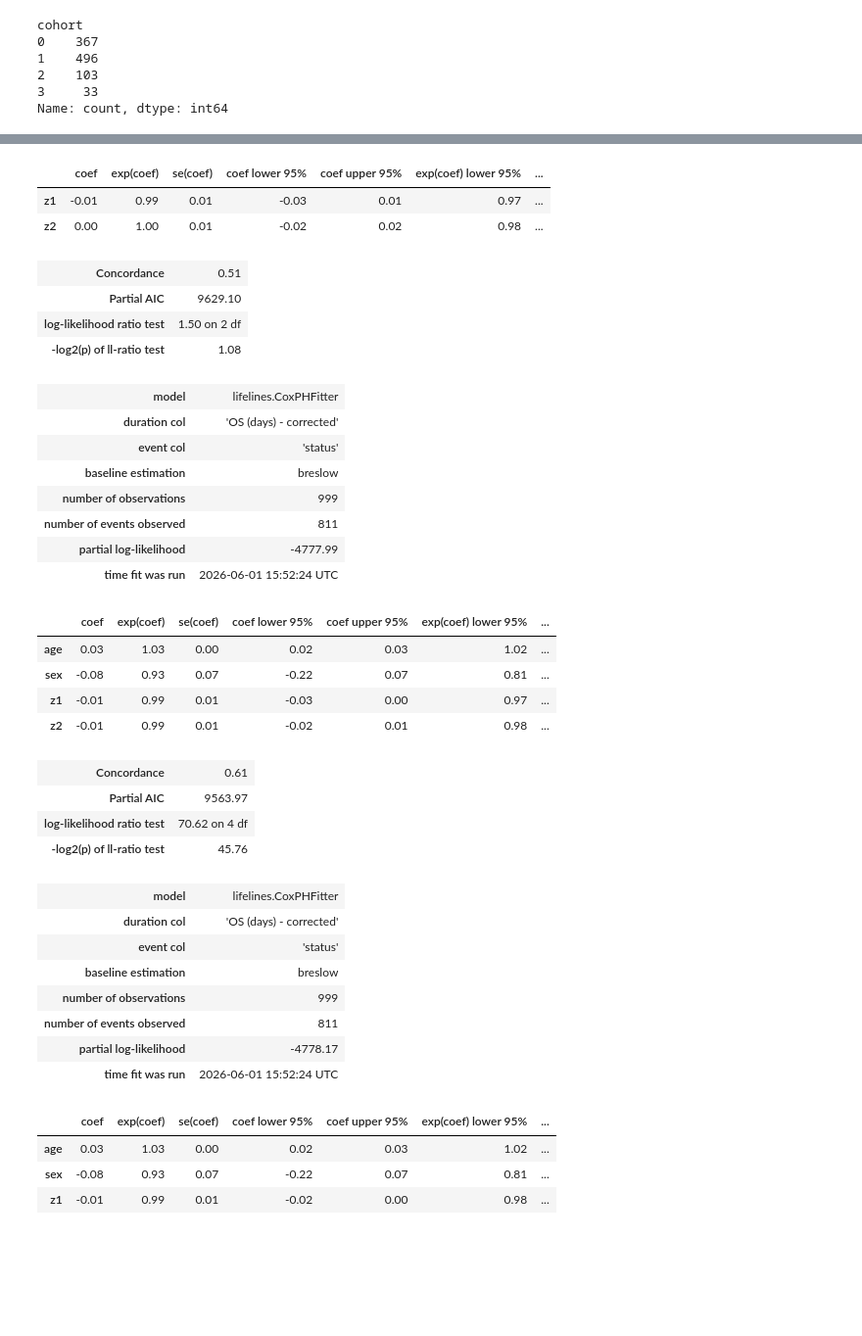
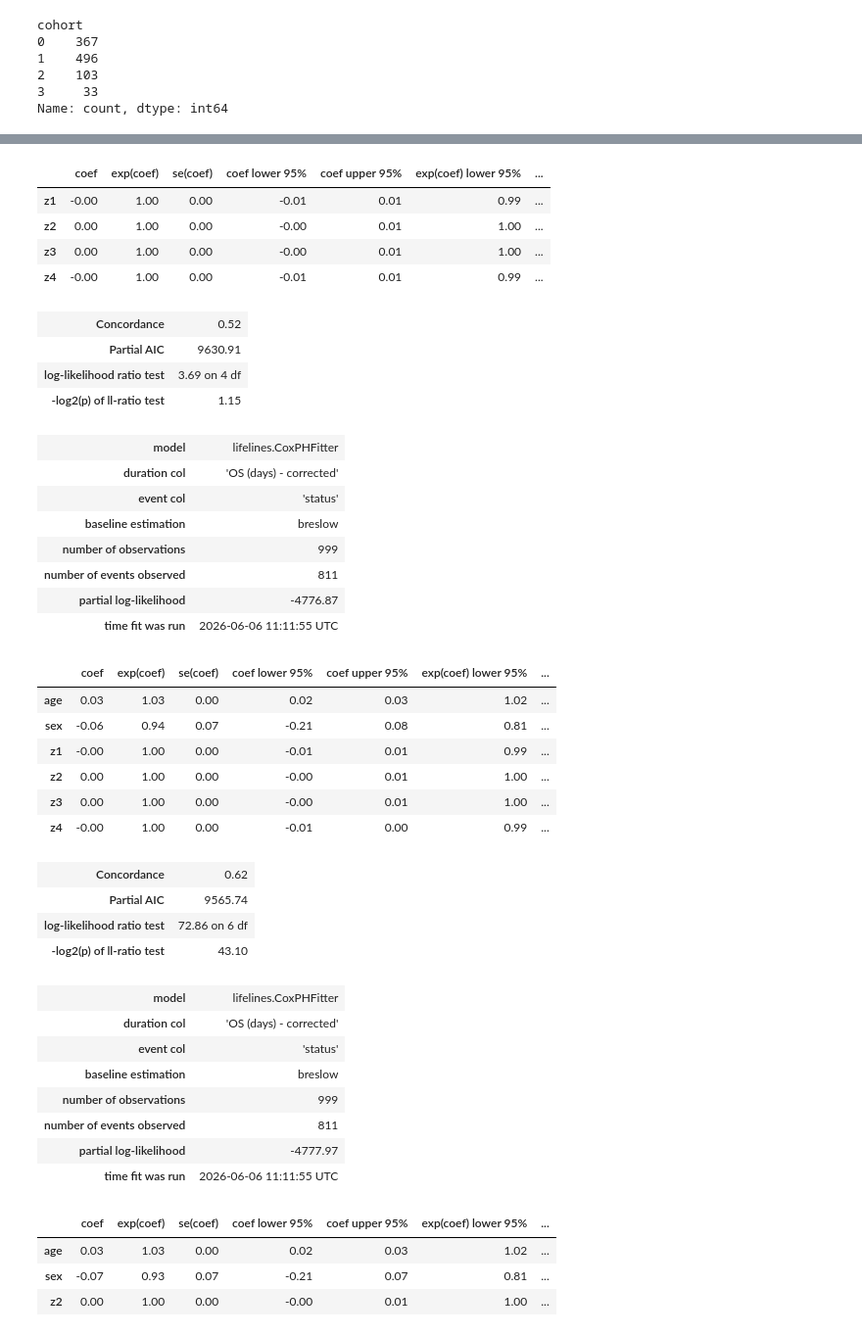
Before and after one commit to juliaryb/dl-tract-density-survival, a Jupyter notebook: autoencoder_inference.ipynb, the cells around one changed output, grey strips where cells are left out. Shown at 98% size. Drawn from its saved outputs; the diff is of its cells as text; code cells hidden in the pictures; blank space fills up the shorter version.

```diff
--- a/autoencoder_inference.ipynb
+++ b/autoencoder_inference.ipynb
@@ -254,8 +257,8 @@ codes_df = pd.DataFrame({
     "id": all_ids,
     "z1": codes[:, 0],
     "z2": codes[:, 1],
-    # "z3": codes[:, 2],
-    # "z4": codes[:, 3]
+    "z3": codes[:, 2],
+    "z4": codes[:, 3]
 })
 
 
@@ -269,6 +272,6 @@ clinical = pd.read_csv(cfg.clinical_csv)
 df = codes_df.merge(clinical, left_on="id", right_on="ID", how="inner")
 df
 # # drop rows missing survival info or covariates
-df = df.dropna(subset=["OS (days) - corrected", "status", "z1", "z2"])
+df = df.dropna(subset=["OS (days) - corrected", "status", "z1", "z2", "z3", "z4"])
 df
 # %% [output]
@@ -307,7 +310,7 @@ cph_clinical.print_summary()
 # model 2: latent codes only
 cph_latent = CoxPHFitter()
 cph_latent.fit(
-    df[["OS (days) - corrected", "status", "z1", "z2"]],
+    df[["OS (days) - corrected", "status", "z1", "z2", "z3", "z4"]],
     duration_col="OS (days) - corrected",
     event_col="status",
 )
@@ -316,7 +319,7 @@ cph_latent.print_summary()
 # model 3: clinical + latent codes
 cph_full = CoxPHFitter()
 cph_full.fit(
-    df[["OS (days) - corrected", "status", "age", "sex", "z1", "z2"]],
+    df[["OS (days) - corrected", "status", "age", "sex", "z1", "z2", "z3", "z4"]],
     duration_col="OS (days) - corrected",
     event_col="status",
 )
@@ -325,7 +328,7 @@ cph_full.print_summary()
 # model 4: clinical + latent codes
 cph_full_ = CoxPHFitter()
 cph_full_.fit(
-    df[["OS (days) - corrected", "status", "age", "sex", "z1"]],
+    df[["OS (days) - corrected", "status", "age", "sex", "z2"]],
     duration_col="OS (days) - corrected",
     event_col="status",
 )
@@ -357,37 +360,41 @@ cph_full_.print_summary()
 |  | coef | exp(coef) | se(coef) | coef lower 95% | coef upper 95% | exp(coef) lower 95% | ... |
-| z1 | -0.01 | 0.99 | 0.01 | -0.03 | 0.01 | 0.97 | ... |
-| z2 | 0.00 | 1.00 | 0.01 | -0.02 | 0.02 | 0.98 | ... |
+| z1 | -0.00 | 1.00 | 0.00 | -0.01 | 0.01 | 0.99 | ... |
+| z2 | 0.00 | 1.00 | 0.00 | -0.00 | 0.01 | 1.00 | ... |
+| z3 | 0.00 | 1.00 | 0.00 | -0.00 | 0.01 | 1.00 | ... |
+| z4 | -0.00 | 1.00 | 0.00 | -0.01 | 0.01 | 0.99 | ... |
-| Concordance | 0.51 |
-| Partial AIC | 9629.10 |
-| log-likelihood ratio test | 1.50 on 2 df |
-| -log2(p) of ll-ratio test | 1.08 |
+| Concordance | 0.52 |
+| Partial AIC | 9630.91 |
+| log-likelihood ratio test | 3.69 on 4 df |
+| -log2(p) of ll-ratio test | 1.15 |
 | model | lifelines.CoxPHFitter |
 | duration col | 'OS (days) - corrected' |
 | event col | 'status' |
 | baseline estimation | breslow |
 | number of observations | 999 |
 | number of events observed | 811 |
-| partial log-likelihood | -4777.99 |
-| time fit was run | 2026-06-01 15:52:24 UTC |
+| partial log-likelihood | -4776.87 |
+| time fit was run | 2026-06-06 11:11:55 UTC |
 |  | coef | exp(coef) | se(coef) | coef lower 95% | coef upper 95% | exp(coef) lower 95% | ... |
 | age | 0.03 | 1.03 | 0.00 | 0.02 | 0.03 | 1.02 | ... |
-| sex | -0.08 | 0.93 | 0.07 | -0.22 | 0.07 | 0.81 | ... |
-| z1 | -0.01 | 0.99 | 0.01 | -0.03 | 0.00 | 0.97 | ... |
-| z2 | -0.01 | 0.99 | 0.01 | -0.02 | 0.01 | 0.98 | ... |
+| sex | -0.06 | 0.94 | 0.07 | -0.21 | 0.08 | 0.81 | ... |
+| z1 | -0.00 | 1.00 | 0.00 | -0.01 | 0.01 | 0.99 | ... |
+| z2 | 0.00 | 1.00 | 0.00 | -0.00 | 0.01 | 1.00 | ... |
+| z3 | 0.00 | 1.00 | 0.00 | -0.00 | 0.01 | 1.00 | ... |
+| z4 | -0.00 | 1.00 | 0.00 | -0.01 | 0.00 | 0.99 | ... |
-| Concordance | 0.61 |
-| Partial AIC | 9563.97 |
-| log-likelihood ratio test | 70.62 on 4 df |
-| -log2(p) of ll-ratio test | 45.76 |
+| Concordance | 0.62 |
+| Partial AIC | 9565.74 |
+| log-likelihood ratio test | 72.86 on 6 df |
+| -log2(p) of ll-ratio test | 43.10 |
 | model | lifelines.CoxPHFitter |
 | duration col | 'OS (days) - corrected' |
 | event col | 'status' |
 | baseline estimation | breslow |
 | number of observations | 999 |
 | number of events observed | 811 |
-| partial log-likelihood | -4778.17 |
-| time fit was run | 2026-06-01 15:52:24 UTC |
+| partial log-likelihood | -4777.97 |
+| time fit was run | 2026-06-06 11:11:55 UTC |
 |  | coef | exp(coef) | se(coef) | coef lower 95% | coef upper 95% | exp(coef) lower 95% | ... |
 | age | 0.03 | 1.03 | 0.00 | 0.02 | 0.03 | 1.02 | ... |
-| sex | -0.08 | 0.93 | 0.07 | -0.22 | 0.07 | 0.81 | ... |
-| z1 | -0.01 | 0.99 | 0.01 | -0.02 | 0.00 | 0.98 | ... |
+| sex | -0.07 | 0.93 | 0.07 | -0.21 | 0.07 | 0.81 | ... |
+| z2 | 0.00 | 1.00 | 0.00 | -0.00 | 0.01 | 1.00 | ... |
 | Concordance | 0.61 |
```
Also changed, not shown: parts of 5 cells of this notebook, 7 other files.
